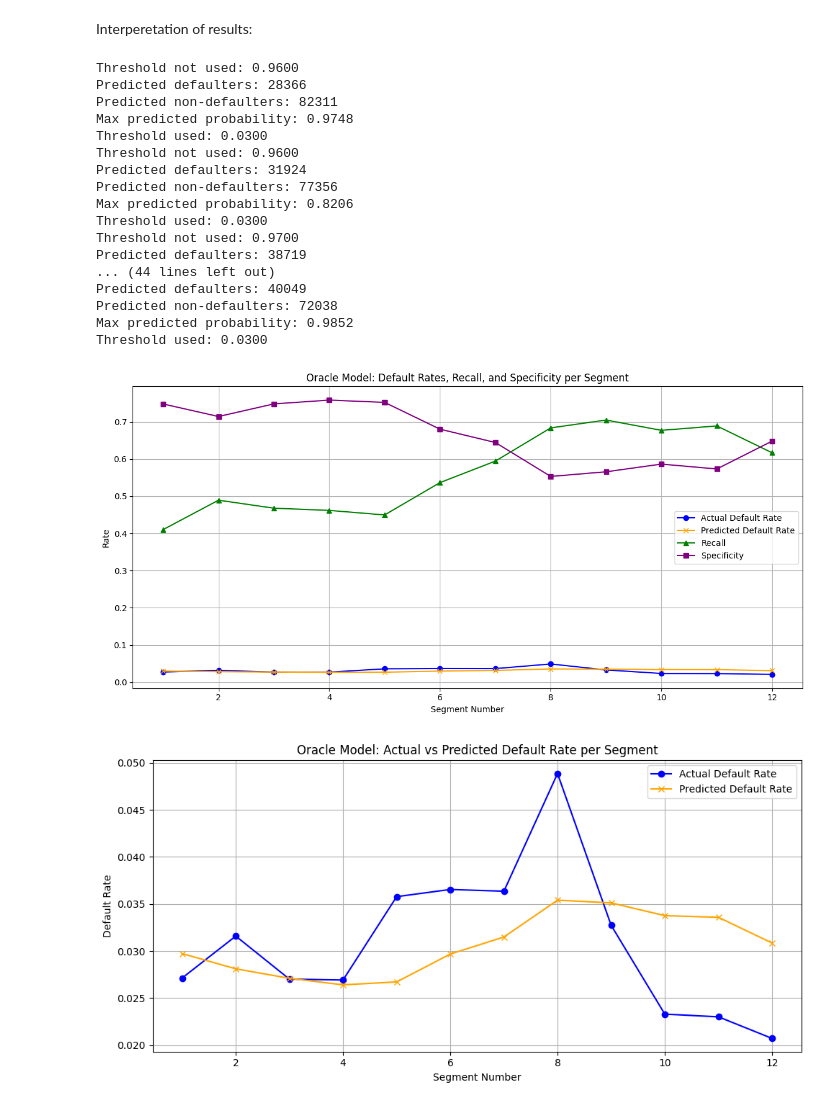
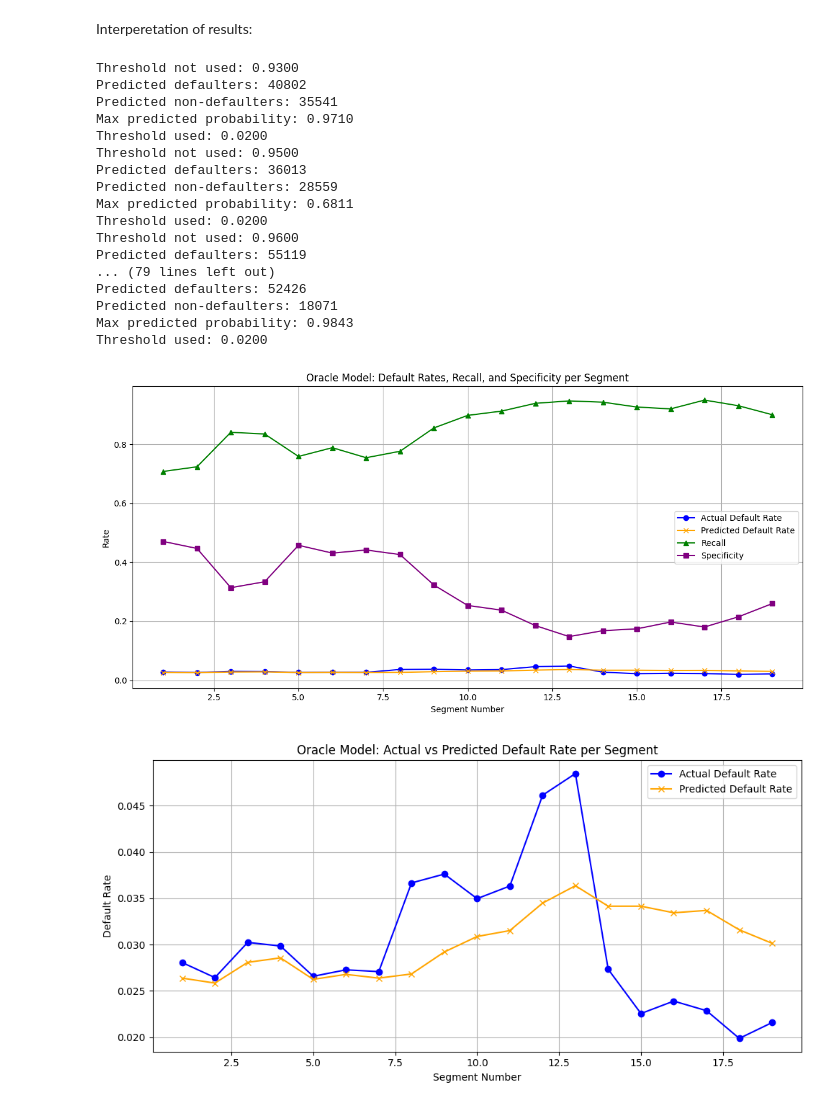
Before and after one commit to manpreetsingh227/MSc-project, a Jupyter notebook: notebooks/EDA.ipynb, the cells around one changed output. Cells and saved outputs as stored; diff of their text form; code cells hidden in the pictures.

```diff
--- a/notebooks/EDA.ipynb
+++ b/notebooks/EDA.ipynb
@@ -517,7 +517,7 @@ for t in range(1, len(sorted_keys)):
     y_pred_proba_train = model.predict_proba(X_train)[:, 1]
     best_thresh = find_best_threshold(y_train, y_pred_proba_train)
     print(f"Threshold not used: {best_thresh:.4f}")
-    best_thresh = min(best_thresh, 0.03)
+    best_thresh = min(best_thresh, 0.02)
     # Compute recall and specificity at best threshold
     y_pred_label = (y_pred_proba >= best_thresh).astype(int)
 
@@ -535,50 +535,50 @@ for t in range(1, len(sorted_keys)):
 
     # Track results
     segment_nums.append(t)
     recalls.append(recall)
     specificities.append(specificity)
     actual_rates.append(actual_rate)
     predicted_rates.append(predicted_rate)
 
     # Oracle sees all of current test segment
     X_train = pd.concat([X_train, X_test], ignore_index=True)
     y_train = pd.concat([y_train, y_test], ignore_index=True)
 
 # --- Plot all metrics ---
 
 plt.figure(figsize=(12, 6))
 
 plt.plot(segment_nums, actual_rates, marker='o', label="Actual Default Rate", color='blue')
 plt.plot(segment_nums, predicted_rates, marker='x', label="Predicted Default Rate", color='orange')
 plt.plot(segment_nums, recalls, marker='^', label="Recall", color='green')
 plt.plot(segment_nums, specificities, marker='s', label="Specificity", color='purple')
 
 plt.xlabel("Segment Number")
 plt.ylabel("Rate")
 plt.title("Oracle Model: Default Rates, Recall, and Specificity per Segment")
 plt.legend()
 plt.grid(True)
 plt.tight_layout()
 plt.show()
 # %% [output]
+Threshold not used: 0.9300
+Predicted defaulters: 40802
+Predicted non-defaulters: 35541
+Max predicted probability: 0.9710
+Threshold used: 0.0200
+Threshold not used: 0.9500
+Predicted defaulters: 36013
+Predicted non-defaulters: 28559
+Max predicted probability: 0.6811
+Threshold used: 0.0200
 Threshold not used: 0.9600
-Predicted defaulters: 28366
-Predicted non-defaulters: 82311
-Max predicted probability: 0.9748
-Threshold used: 0.0300
-Threshold not used: 0.9600
-Predicted defaulters: 31924
-Predicted non-defaulters: 77356
-Max predicted probability: 0.8206
-Threshold used: 0.0300
-Threshold not used: 0.9700
-Predicted defaulters: 38719
-... (44 lines left out)
-Predicted defaulters: 40049
-Predicted non-defaulters: 72038
-Max predicted probability: 0.9852
-Threshold used: 0.0300
+Predicted defaulters: 55119
+... (79 lines left out)
+Predicted defaulters: 52426
+Predicted non-defaulters: 18071
+Max predicted probability: 0.9843
+Threshold used: 0.0200
-[figure, old version]
+[figure, new version]
 # %%
 import matplotlib.pyplot as plt
 
@@ -595,7 +595,7 @@ plt.grid(True)
 plt.tight_layout()
 plt.show()
 # %% [output]
-[figure, old version]
+[figure, new version]
 # %%
 from sklearn.linear_model import SGDClassifier
 from sklearn.preprocessing import StandardScaler
```
Also changed, not shown: parts of 2 cells of this notebook.
